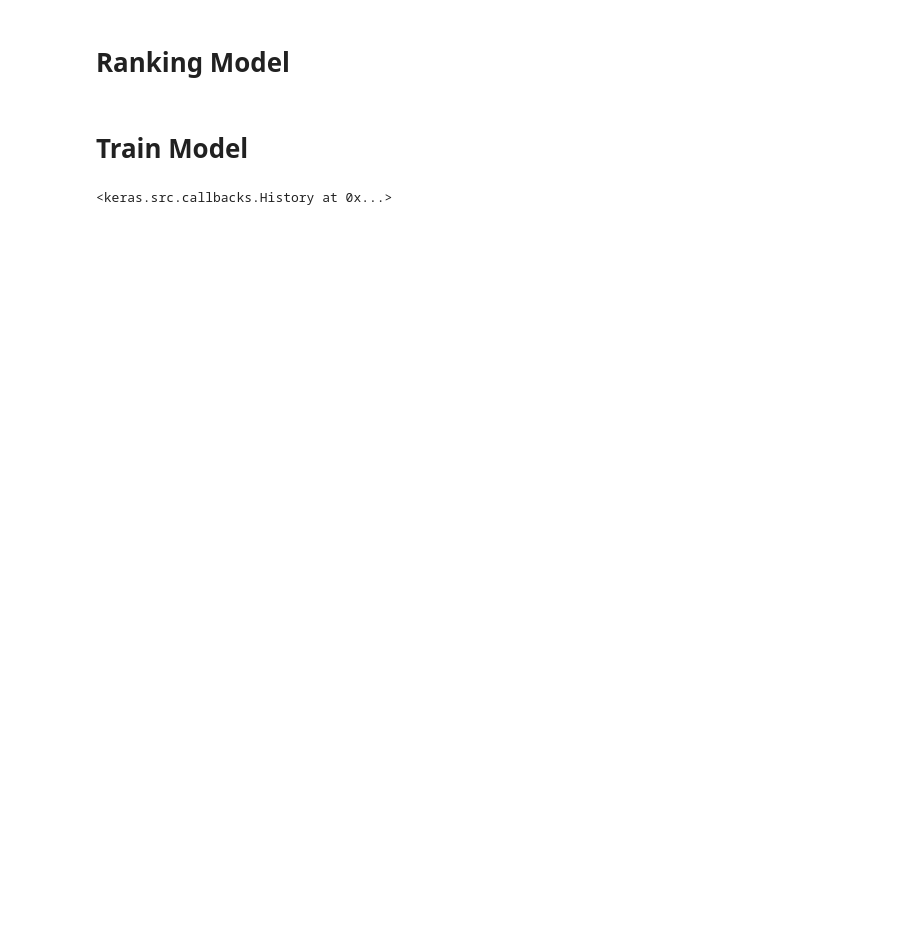
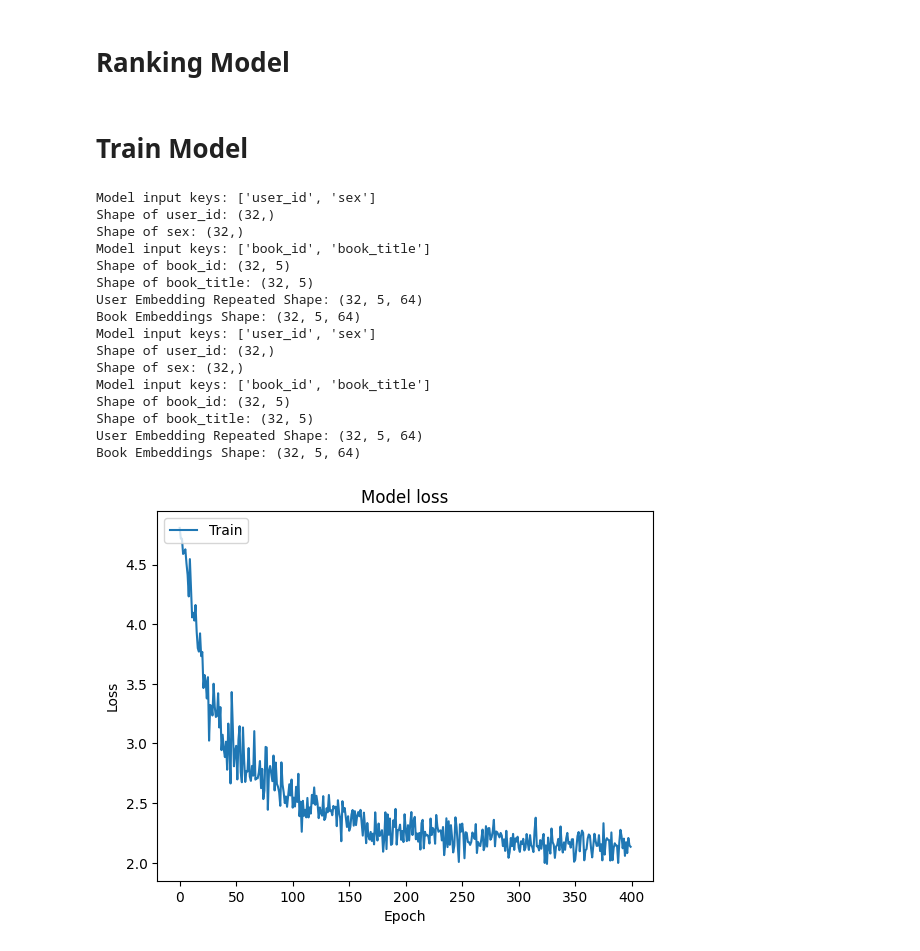
Before and after one commit to DanaisGitHub/COMP390, a Jupyter notebook: Backend_py/ML/drafts/final.ipynb, the cells around one changed output. Drawn from its saved outputs; the diff is of its cells as text; code cells hidden in the pictures; blank space fills up the shorter version.

```diff
--- a/Backend_py/ML/drafts/final.ipynb
+++ b/Backend_py/ML/drafts/final.ipynb
@@ -261,33 +164,21 @@ unique_book_ids = np.unique(np.concatenate(list(book_ids)))
 book_titles = rating_rank.batch(1_000_000).map(lambda x: x["book_title"])
 unique_book_titles = np.unique(np.concatenate(list(book_titles)))
 
-#num_pages = rating_rank.batch(1_000_000).map(lambda x: x["num_pages"])
-#unique_num_pages = np.unique(np.concatenate(list(num_pages)))
-
-
 user_ids = rating_rank.batch(1_000_000).map(lambda x: x["user_id"])
 unique_user_ids = np.unique(np.concatenate(list(user_ids)))
 
+tf.random.set_seed(42)
+print(len(rating_rank))
+shuffled = rating_rank.shuffle(800000, seed=42, reshuffle_each_iteration=False)
+train = shuffled.take(640000)
+test = shuffled.skip(640000).take(160000)
 
-tf.random.set_seed(42)
-#######################################
-# NUMBER TAKINGS NEEDS TO BE ADJUSTED #
-#######################################
-print(len(rating_rank))
-shuffled = rating_rank.shuffle(40000, seed=42, reshuffle_each_iteration=False)
-train = shuffled.take(30000)
-test = shuffled.skip(30000).take(10000)
-
-
-#################################################################
-# Tensor Shape doesn't look right book != TensorSpec(shape=(5,) #
-#################################################################
 train = sample_listwise_2(train, user_features, book_features,
                               num_list_per_user=50, num_examples_per_list=5, seed=42)
 
 test = sample_listwise_2(test, user_features, book_features,
                              num_list_per_user=1, num_examples_per_list=5, seed=42)
 
-cached_train = train.shuffle(100).batch(32, drop_remainder=True).cache()
+cached_train = train.shuffle(640000).batch(32, drop_remainder=True).cache()
 
 cached_test = test.batch(32).cache()
@@ -500,9 +366,32 @@ class RankingModel(tfrs.Model):
 # %%
 listwise_model = RankingModel(tfr.keras.losses.ListMLELoss())
 listwise_model.compile(optimizer=tf.keras.optimizers.Adagrad(0.1))
-listwise_model.fit(cached_train, epochs=1, verbose=False)
+
+history = listwise_model.fit(cached_train, epochs=400, verbose=False)
+plt.plot(history.history['loss'])
+plt.title('Model loss')
+plt.ylabel('Loss')
+plt.xlabel('Epoch')
+plt.legend(['Train', 'Test'], loc='upper left')
+plt.show()
 # %% [output]
-<keras.src.callbacks.History at 0x...>
+Model input keys: ['user_id', 'sex']
+Shape of user_id: (32,)
+Shape of sex: (32,)
+Model input keys: ['book_id', 'book_title']
+Shape of book_id: (32, 5)
+Shape of book_title: (32, 5)
+User Embedding Repeated Shape: (32, 5, 64)
+Book Embeddings Shape: (32, 5, 64)
+Model input keys: ['user_id', 'sex']
+Shape of user_id: (32,)
+Shape of sex: (32,)
+Model input keys: ['book_id', 'book_title']
+Shape of book_id: (32, 5)
+Shape of book_title: (32, 5)
+User Embedding Repeated Shape: (32, 5, 64)
+Book Embeddings Shape: (32, 5, 64)
+[figure, added]
 # %%
 #test
 listwise_model.evaluate(cached_test, return_dict=True)
```
Also changed, not shown: parts of 13 cells of this notebook, 8 other files.
